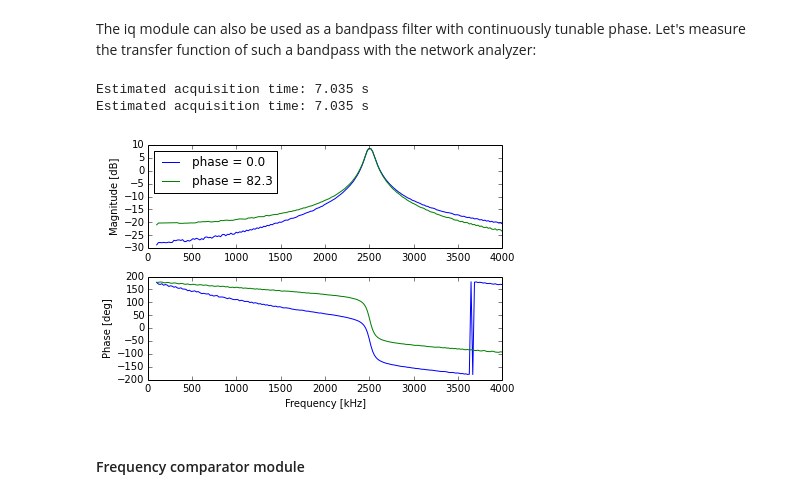
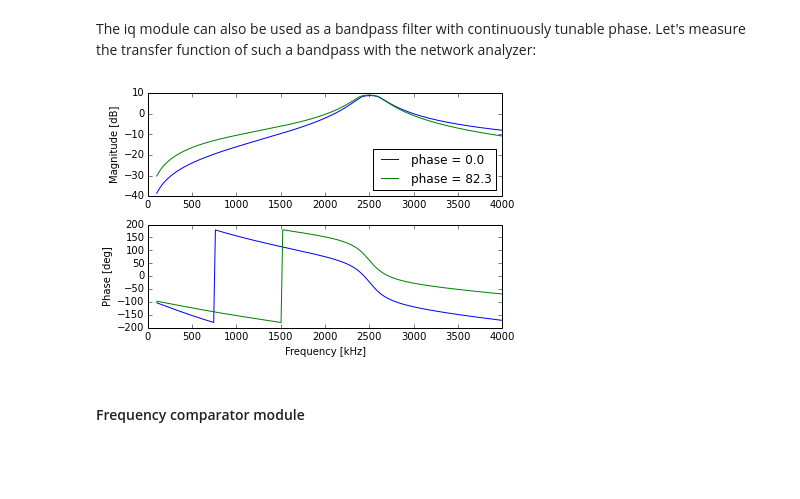
Before and after one commit to lneuhaus/pyrpl, a Jupyter notebook: doc/tutorial.ipynb, the cells around one changed output. Saved outputs shown, nothing was run; the diff lists cells and outputs as text; code cells hidden in the pictures; blank space fills up the shorter version.

```diff
--- a/doc/tutorial.ipynb
+++ b/doc/tutorial.ipynb
@@ -569,36 +557,35 @@ If you have executed the last example (PDH detection) in this python session, iq
 The iq module can also be used as a bandpass filter with continuously tunable phase. Let's measure the transfer function of such a bandpass with the network analyzer:
 # %%
 # shortcut for na and bpf (bandpass filter)
-na = r.iq1
+na = r.na
+na.iq_name = 'iq1'
 bpf = r.iq2
 
 # setup bandpass
 bpf.setup(frequency = 2.5e6, #center frequency
           Q=10.0, # the filter quality factor
           acbandwidth = 10e5, # ac filter to remove pot. input offsets
           phase=0, # nominal phase at center frequency (propagation phase lags not accounted for)
           gain=2.0, # peak gain = +6 dB
           output_direct='off',
           output_signal='output_direct',
           input='iq1')
 
 # take transfer function
-f, tf1 = na.curve(start=1e5, stop=4e6, points=201, rbw=100, avg=3,
+f, tf1, ampl = na.curve(start=1e5, stop=4e6, points=201, rbw=100, avg=3,
                      amplitude=0.2, input='iq2',output_direct='off')
 
 # add a phase advance of 82.3 degrees and measure transfer function
 bpf.phase = 82.3
-f, tf2 = na.curve(start=1e5, stop=4e6, points=201, rbw=100, avg=3,
+f, tf2, ampl = na.curve(start=1e5, stop=4e6, points=201, rbw=100, avg=3,
                      amplitude=0.2, input='iq2',output_direct='off')
 
 #plot
 from pyrpl.iir import bodeplot
 %matplotlib inline
 bodeplot([(f, tf1, "phase = 0.0"), (f, tf2, "phase = %.1f"%bpf.phase)])
 # %% [output]
-Estimated acquisition time: 7.035 s
-Estimated acquisition time: 7.035 s
-[figure, old version]
+[figure, new version]
 # %% [markdown]
 #### Frequency comparator module
 # %% [markdown]
```
Also changed, not shown: parts of 26 cells of this notebook.
